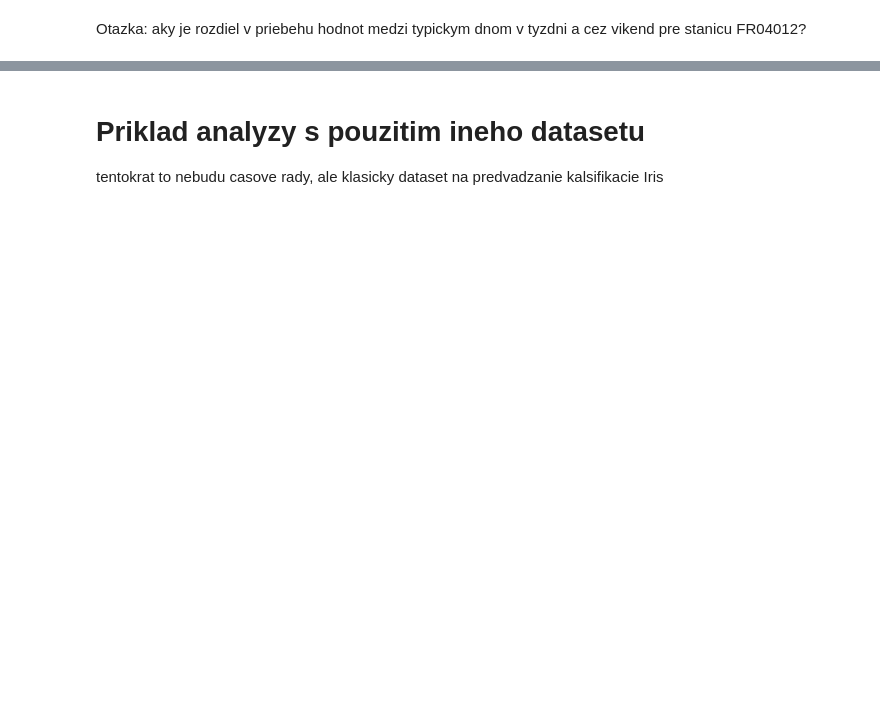
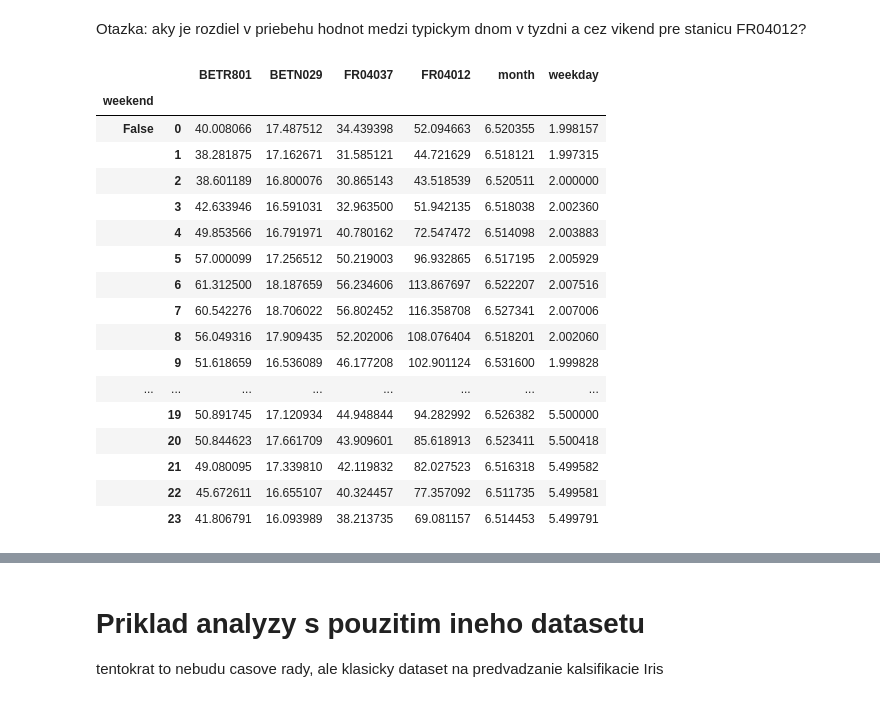
Before and after one commit to martinmocko/vos-2017, a Jupyter notebook: Integracia_dat.ipynb, the cells around one changed output, grey strips where cells are left out. Saved outputs shown, nothing was run; the diff lists cells and outputs as text; code cells hidden in the pictures; blank space fills up the shorter version.

```diff
--- a/Integracia_dat.ipynb
+++ b/Integracia_dat.ipynb
@@ -455,3 +936,27 @@ data_weekend = no2.groupby(['weekend', no2.index.hour]).mean()
 data_weekend_FR04012 = data_weekend['FR04012'].unstack(level=0)
 data_weekend_FR04012.plot()
 -->
+# %%
+no2['weekday'] = no2.index.weekday
+no2['weekend'] = no2['weekday'].isin([5, 6])
+data_weekend = no2.groupby(['weekend', no2.index.hour]).mean()
+data_weekend
+# %% [output]
+|  |  | BETR801 | BETN029 | FR04037 | FR04012 | month | weekday |
+| weekend |  |  |  |  |  |  |  |
+| False | 0 | 40.008066 | 17.487512 | 34.439398 | 52.094663 | 6.520355 | 1.998157 |
+|  | 1 | 38.281875 | 17.162671 | 31.585121 | 44.721629 | 6.518121 | 1.997315 |
+|  | 2 | 38.601189 | 16.800076 | 30.865143 | 43.518539 | 6.520511 | 2.000000 |
+|  | 3 | 42.633946 | 16.591031 | 32.963500 | 51.942135 | 6.518038 | 2.002360 |
+|  | 4 | 49.853566 | 16.791971 | 40.780162 | 72.547472 | 6.514098 | 2.003883 |
+|  | 5 | 57.000099 | 17.256512 | 50.219003 | 96.932865 | 6.517195 | 2.005929 |
+|  | 6 | 61.312500 | 18.187659 | 56.234606 | 113.867697 | 6.522207 | 2.007516 |
+|  | 7 | 60.542276 | 18.706022 | 56.802452 | 116.358708 | 6.527341 | 2.007006 |
+|  | 8 | 56.049316 | 17.909435 | 52.202006 | 108.076404 | 6.518201 | 2.002060 |
+|  | 9 | 51.618659 | 16.536089 | 46.177208 | 102.901124 | 6.531600 | 1.999828 |
+| ... | ... | ... | ... | ... | ... | ... | ... |
+|  | 19 | 50.891745 | 17.120934 | 44.948844 | 94.282992 | 6.526382 | 5.500000 |
+|  | 20 | 50.844623 | 17.661709 | 43.909601 | 85.618913 | 6.523411 | 5.500418 |
+|  | 21 | 49.080095 | 17.339810 | 42.119832 | 82.027523 | 6.516318 | 5.499582 |
+|  | 22 | 45.672611 | 16.655107 | 40.324457 | 77.357092 | 6.511735 | 5.499581 |
+|  | 23 | 41.806791 | 16.093989 | 38.213735 | 69.081157 | 6.514453 | 5.499791 |
```
Also changed, not shown: parts of 109 cells of this notebook, 13 other files.
